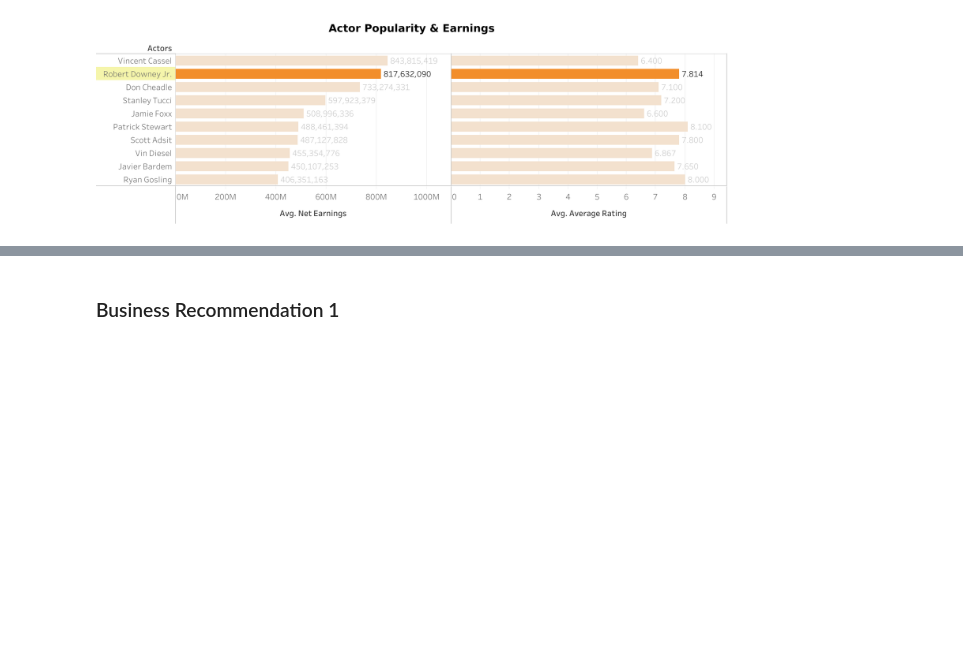
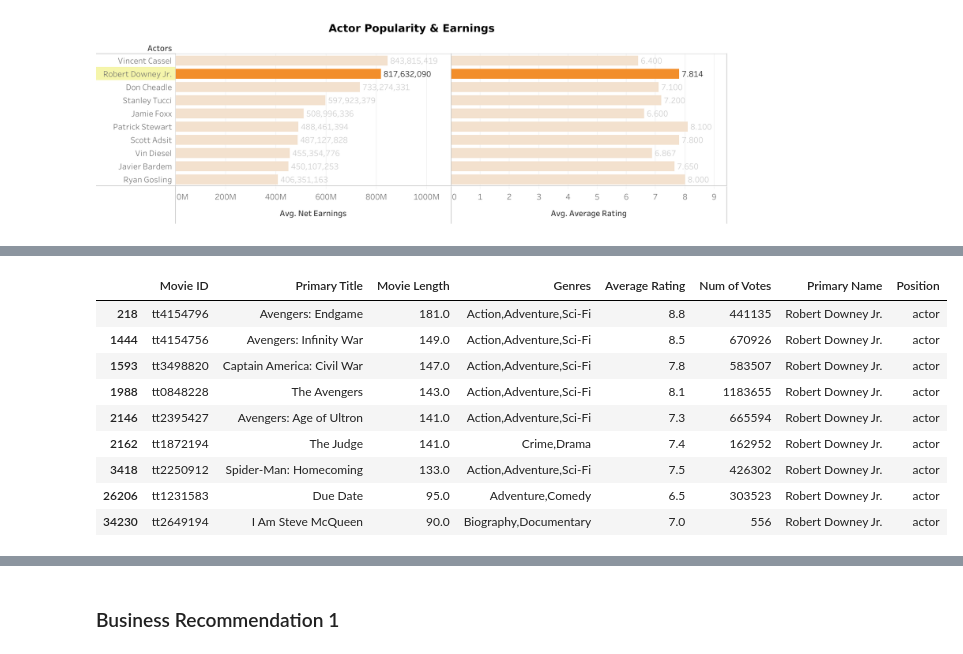
Before and after one commit to falloutb1tch/Movie_Project, a Jupyter notebook: Final.ipynb, the cells around one changed output, grey strips where cells are left out. Saved outputs shown, nothing was run; the diff lists cells and outputs as text; code cells hidden in the pictures; blank space fills up the shorter version.

```diff
--- a/Final.ipynb
+++ b/Final.ipynb
@@ -898,0 +926,15 @@ Now, from this list sorted by popularity, it might seem like Leonardo DiCaprio w
+# %%
+df_RBJ = combo_ONE[combo_ONE['Primary Name'] == 'Robert Downey Jr.']
+# %%
+df_RBJ
+# %% [output]
+|  | Movie ID | Primary Title | Movie Length | Genres | Average Rating | Num of Votes | Primary Name | Position |
+| 218 | tt4154796 | Avengers: Endgame | 181.0 | Action,Adventure,Sci-Fi | 8.8 | 441135 | Robert Downey Jr. | actor |
+| 1444 | tt4154756 | Avengers: Infinity War | 149.0 | Action,Adventure,Sci-Fi | 8.5 | 670926 | Robert Downey Jr. | actor |
+| 1593 | tt3498820 | Captain America: Civil War | 147.0 | Action,Adventure,Sci-Fi | 7.8 | 583507 | Robert Downey Jr. | actor |
+| 1988 | tt0848228 | The Avengers | 143.0 | Action,Adventure,Sci-Fi | 8.1 | 1183655 | Robert Downey Jr. | actor |
+| 2146 | tt2395427 | Avengers: Age of Ultron | 141.0 | Action,Adventure,Sci-Fi | 7.3 | 665594 | Robert Downey Jr. | actor |
+| 2162 | tt1872194 | The Judge | 141.0 | Crime,Drama | 7.4 | 162952 | Robert Downey Jr. | actor |
+| 3418 | tt2250912 | Spider-Man: Homecoming | 133.0 | Action,Adventure,Sci-Fi | 7.5 | 426302 | Robert Downey Jr. | actor |
+| 26206 | tt1231583 | Due Date | 95.0 | Adventure,Comedy | 6.5 | 303523 | Robert Downey Jr. | actor |
+| 34230 | tt2649194 | I Am Steve McQueen | 90.0 | Biography,Documentary | 7.0 | 556 | Robert Downey Jr. | actor |
```
Also changed, not shown: parts of 14 cells of this notebook.
